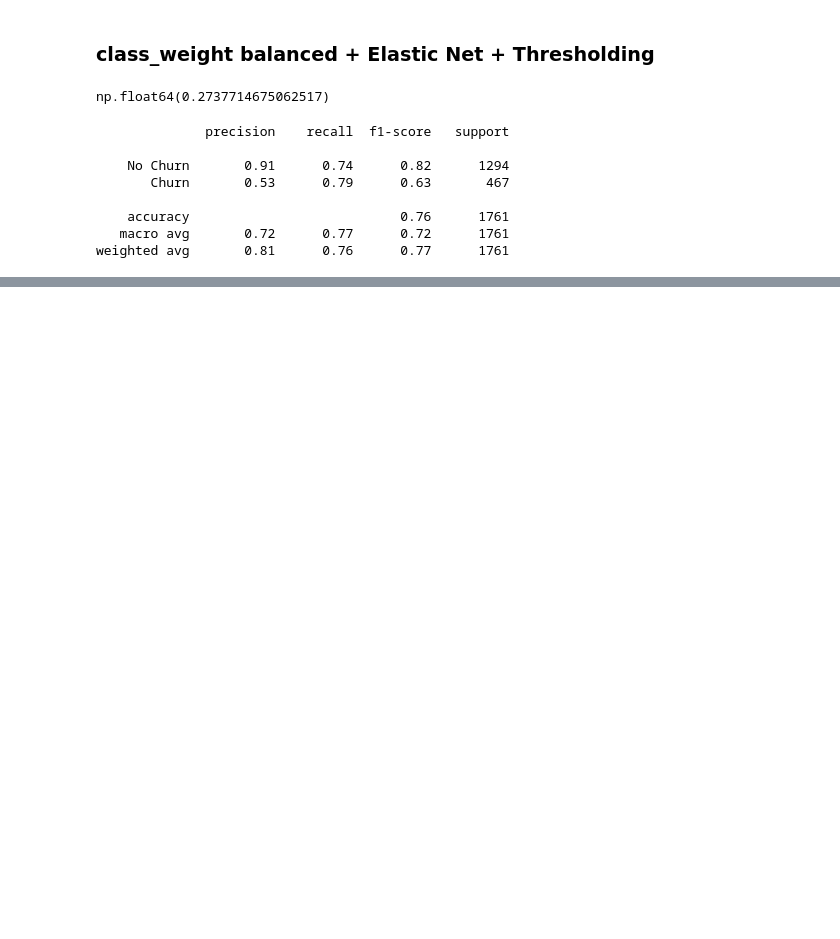
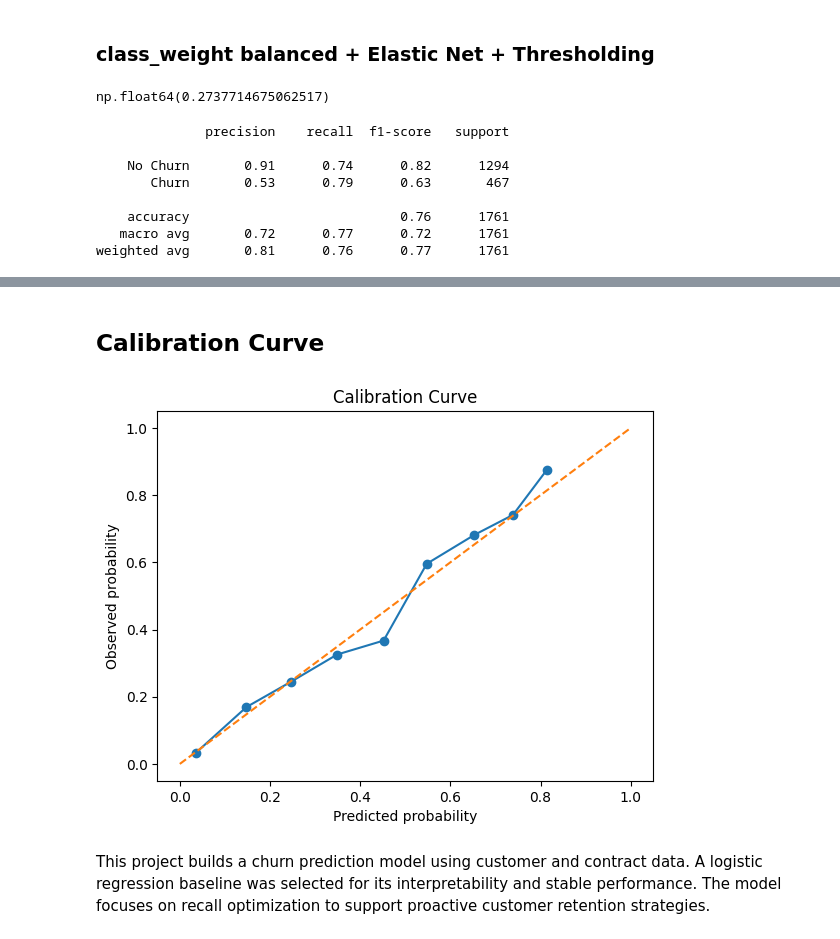
Before and after one commit to JessePMelo/Telco-Customer-Churn, a Jupyter notebook: data_science/notebooks/Telco_Customer_Churn.ipynb, the cells around one changed output, grey strips where cells are left out. Drawn from its saved outputs; the diff is of its cells as text; code cells hidden in the pictures; blank space fills up the shorter version.

Commit message:
end project.

```diff
--- a/data_science/notebooks/Telco_Customer_Churn.ipynb
+++ b/data_science/notebooks/Telco_Customer_Churn.ipynb
@@ -696,0 +727,10 @@ weighted avg       0.81      0.76      0.77      1761
+# %%
+from sklearn.calibration import CalibratedClassifierCV
+
+calibrated_model = CalibratedClassifierCV(
+    estimator=pipeline_balanced,
+    method='sigmoid',
+    cv=5
+)
+# %%
+calibrated_model.fit(X_train, y_train)
@@ -696,0 +811,21 @@ weighted avg       0.81      0.76      0.77      1761
+# %% [markdown]
+## Calibration Curve
+# %%
+from sklearn.calibration import calibration_curve
+import matplotlib.pyplot as plt
+
+prob_true, prob_pred = calibration_curve(y_test, y_proba_cal, n_bins=10)
+
+plt.plot(prob_pred, prob_true, marker='o')
+plt.plot([0,1], [0,1], linestyle='--')
+plt.xlabel("Predicted probability")
+plt.ylabel("Observed probability")
+plt.title("Calibration Curve")
+plt.show()
+# %% [output]
+[figure, added]
+# %% [markdown]
+This project builds a churn prediction model using customer and contract data.
+A logistic regression baseline was selected for its interpretability and stable
+performance. The model focuses on recall optimization to support proactive
+customer retention strategies.
```
Also changed, not shown: parts of 11 cells of this notebook.
